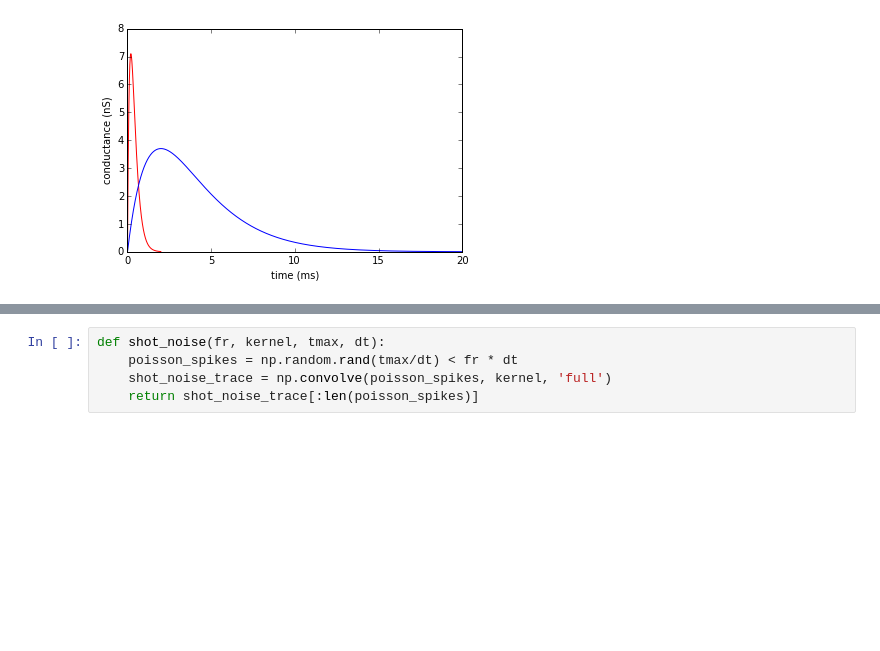
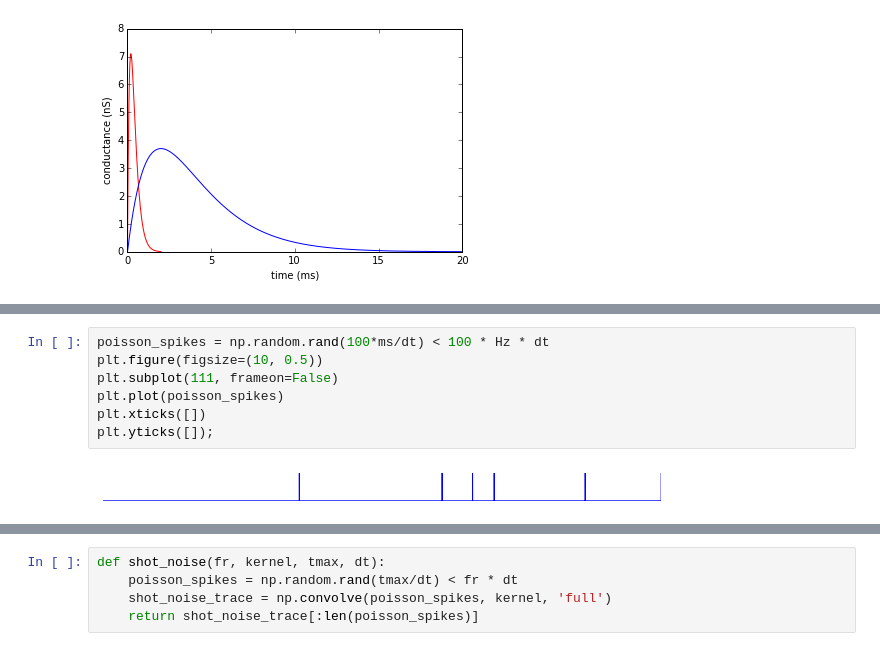
Before and after one commit to btel/python-in-neuroscience-tutorials, a Jupyter notebook: simulating_conductance_based_neuron.ipynb, the cells around one changed output, grey strips where cells are left out. Saved outputs shown, nothing was run; the diff lists cells and outputs as text; blank space fills up the shorter version.

```diff
--- a/simulating_conductance_based_neuron.ipynb
+++ b/simulating_conductance_based_neuron.ipynb
@@ -204,0 +215,9 @@ plt.ylabel('conductance (nS)')
+# %%
+poisson_spikes = np.random.rand(100*ms/dt) < 100 * Hz * dt
+plt.figure(figsize=(10, 0.5))
+plt.subplot(111, frameon=False)
+plt.plot(poisson_spikes)
+plt.xticks([])
+plt.yticks([]);
+# %% [output]
+[figure, added]
```
Also changed, not shown: parts of 18 cells of this notebook.
